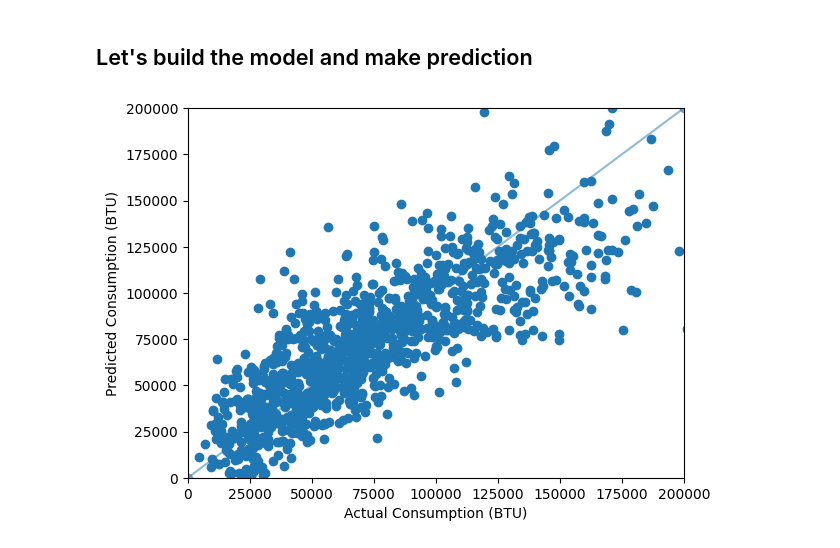
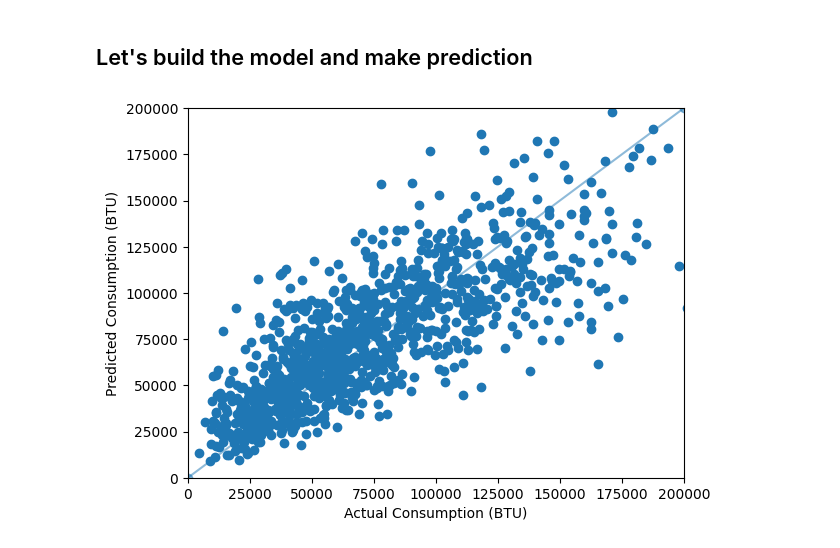
Before and after one commit to FahimS45/ML_projects_under_development, a Jupyter notebook: Energy/Residential_energy_consumption_prediction_in_BTU/Residential_energy_consumption_prediction_in_BTU.ipynb, the cells around one changed output. Saved outputs shown, nothing was run; the diff lists cells and outputs as text; code cells hidden in the pictures.

```diff
--- a/Energy/Residential_energy_consumption_prediction_in_BTU/Residential_energy_consumption_prediction_in_BTU.ipynb
+++ b/Energy/Residential_energy_consumption_prediction_in_BTU/Residential_energy_consumption_prediction_in_BTU.ipynb
@@ -977,3 +977,24 @@ print(X_test.shape)
 scaler = StandardScaler()
 X_train_scaled = scaler.fit_transform(X_train)
 X_test_scaled = scaler.transform(X_test)
+# %%
+import xgboost as xgb
+
+# Define XGBoost regressor
+xgb_regressor = xgb.XGBRegressor()
+
+# Fit the model to the training data
+xgb_regressor.fit(X_train_scaled, y_train)
+
+# Make predictions on the test data
+y_pred_xgb = xgb_regressor.predict(X_test_scaled)
+
+# Evaluate model performance
+mse_xgb = mean_squared_error(y_test, y_pred_xgb)
+r2_xgb = r2_score(y_test, y_pred_xgb)
+
+print(f"Mean Squared Error (MSE): {mse_xgb}")
+print(f"R-squared (R2) Score: {r2_xgb}")
+
+print(f"Prediction on training set:\n{y_pred_xgb[:4]}" )
+print(f"Target values \n{y_test[:4]}")
@@ -1097,8 +1046,0 @@ saved_models = {}
-# %%
-for reg in regularization_strengths:
-    models_with_reg = ANN_model(reg)
-    for i, model in enumerate(models_with_reg):
-        model_name = f"model_{i + 1}_reg_{reg}"
-        train_and_evaluate_model(model, X_train_scaled, y_train, X_test_scaled, y_test, model_name)
-
-        saved_models[model_name] = load_model(f"{model_name}.keras")
@@ -1134,13 +1152,13 @@ Root Mean Squared Error (RMSE) for original data:19996.781212941103
 ## Let's build the model and make prediction
 # %%
 # Visualizing model predictions vs. actuals
-plt.scatter(y_test, y_pred)
+plt.scatter(y_test, y_pred_xgb)
 plt.xlabel('Actual Consumption (BTU)')
 plt.ylabel('Predicted Consumption (BTU)')
 plt.xlim([0, 200000])
 plt.ylim([0, 200000])
 plt.plot([0,200000],[0,200000],marker='o', alpha=0.5)
 plt.savefig('preds_actuals.png')
 plt.show()
 # %% [output]
-[figure, old version]
+[figure, new version]
```
Also changed, not shown: parts of 15 cells of this notebook.
